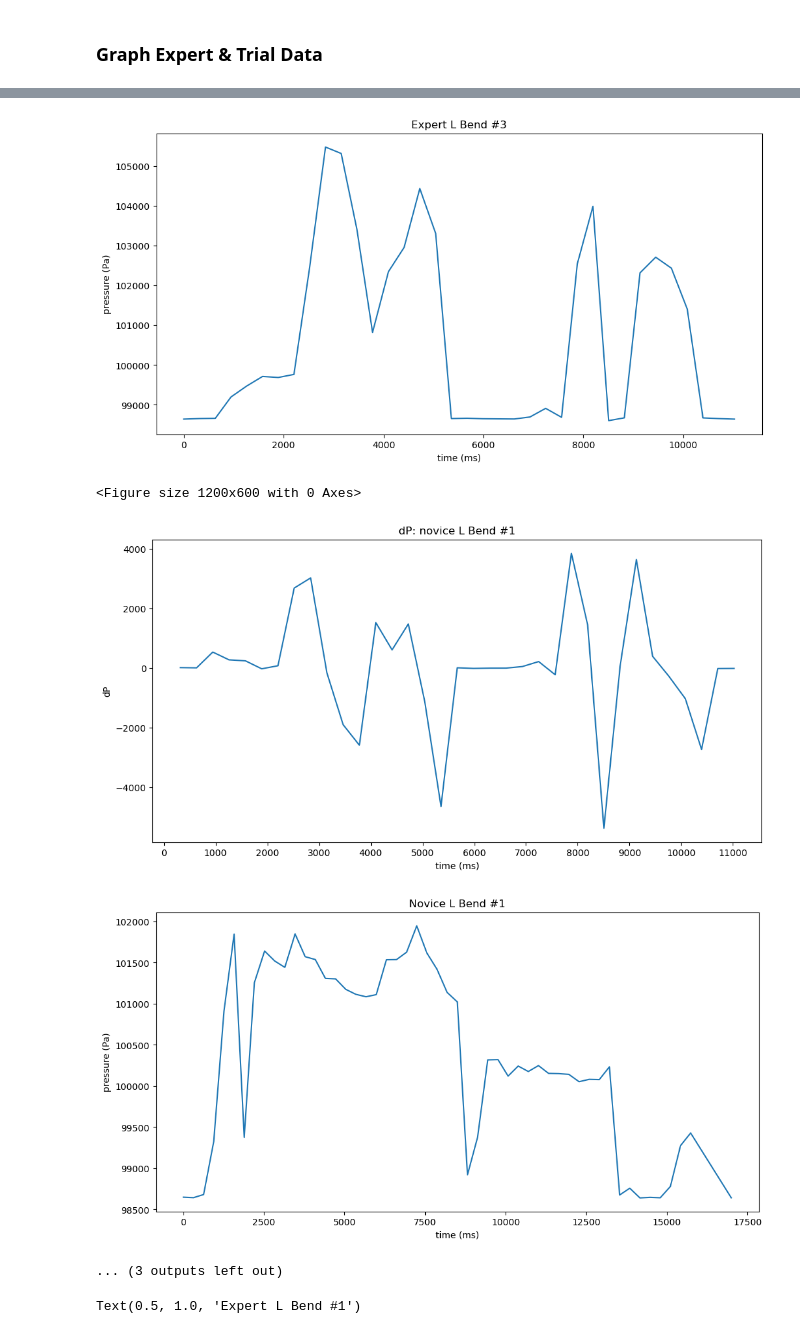
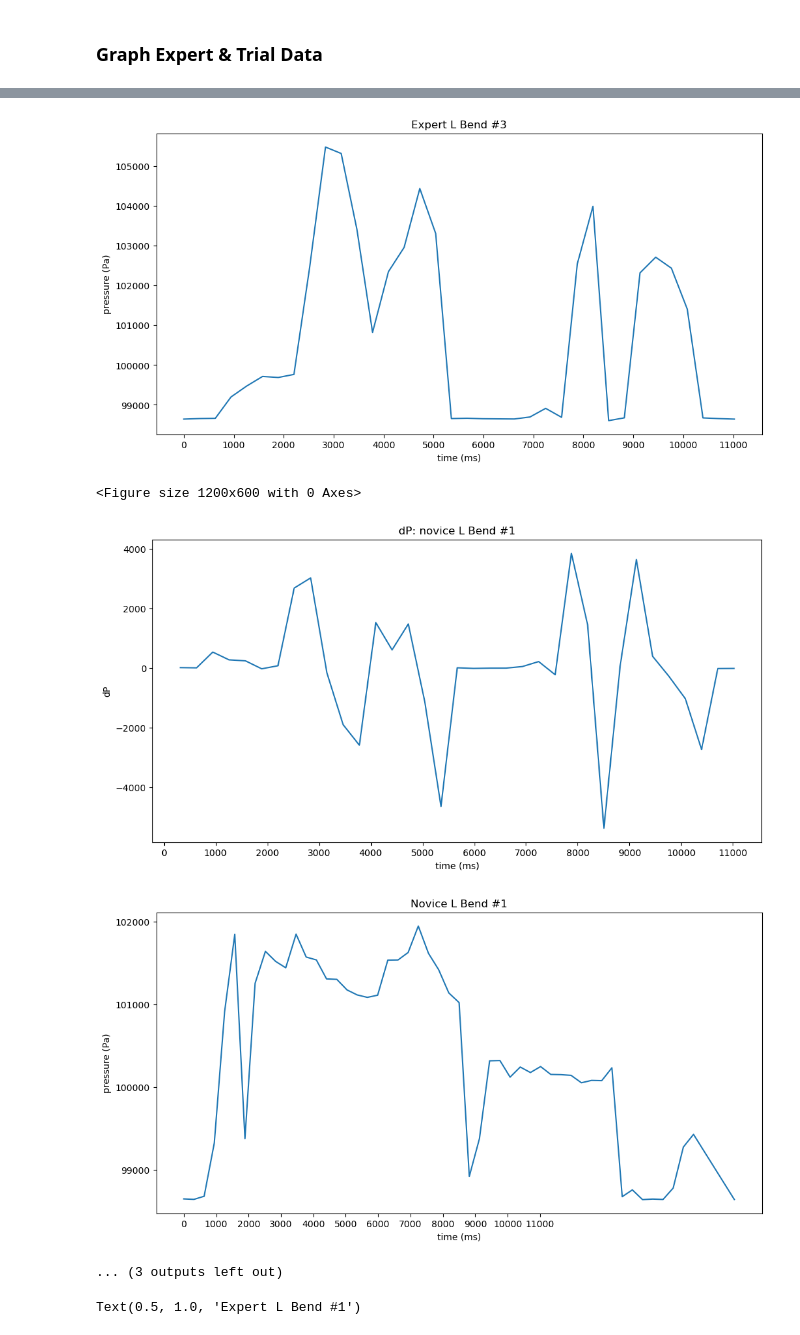
Before and after one commit to The-Hybrid-Atelier/2024-REU-Neon, a Jupyter notebook: livePressureExp/PressureLiveViz.ipynb, the cells around one changed output, grey strips where cells are left out. Drawn from its saved outputs; the diff is of its cells as text; code cells hidden in the pictures.

Commit message:
new graphs

```diff
--- a/livePressureExp/PressureLiveViz.ipynb
+++ b/livePressureExp/PressureLiveViz.ipynb
@@ -142,0 +141,14 @@ test_df.to_csv('anastest4.csv', index=False)
+# %%
+filename = 'anasnewtest2.csv'
+test_df.to_csv(filename, index=False)
+# %%
+#filepaths = ['bend3.csv', 'bend1.csv', 'bend2.csv']
+filepath = filename
+column_names = [
+            "time (ms)", "pressure (Pa)"
+        ]
+anas_data = pd.read_csv(filepath, names=column_names, skiprows=1)
+plt.figure(figsize=(12, 6))#size of the data plot
+#plt.xticks(np.arange(expert_data['time (ms)'].min(), expert_data['time (ms)'].max(), 1000.0))
+
+p1 = sns.lineplot(data=anas_data, x=anas_data['time (ms)'], y=anas_data['pressure (Pa)']).set_title('anas data')
@@ -230,6 +255,8 @@ for filepath in filepaths:
     p1 = sns.lineplot(data=expert_data, x=expert_data['time (ms)'], y=expert_data['dP']).set_title('dP: Expert L Bend #' + str(count))
 
     plt.figure(figsize=(12, 6))#size of the data plot
+    plt.xticks(np.arange(expert_data['time (ms)'].min(), expert_data['time (ms)'].max(), 1000.0))
+    plt.yticks(np.arange(98000, expert_data['pressure (Pa)'].max(), 1000.0))
     p = sns.lineplot(data=expert_data, x=expert_data['time (ms)'], y=expert_data['pressure (Pa)'])
     p.set_title('Expert L Bend #' + str(count))
     plots.append(p)
@@ -254,6 +281,8 @@ for filepath in rohfilepaths:
     p1 = sns.lineplot(data=expert_data, x=expert_data['time (ms)'], y=expert_data['dP']).set_title('dP: novice L Bend #' + str(count))
 
     plt.figure(figsize=(12, 6))#size of the data plot
+    plt.xticks(np.arange(expert_data['time (ms)'].min(), expert_data['time (ms)'].max(), 1000.0))
+    plt.yticks(np.arange(98000, expert_data['pressure (Pa)'].max(), 1000.0))
     p = sns.lineplot(data=rohdata, x=rohdata['time (ms)'], y=rohdata['pressure (Pa)'])
     p.set_title('Novice L Bend #' + str(count))
     plots.append(p)
@@ -268,9 +297,9 @@ for filepath in rohfilepaths:
 <Figure size 1200x600 with 0 Axes>
 [figure]
-[figure, old version]
+[figure, new version]
 <Figure size 1200x600 with 0 Axes>
 [figure]
-[figure, old version]
+[figure, new version]
 ... (3 outputs left out)
 # %%
 plt.figure(figsize=(12, 6))#size of the data plot
```
Also changed, not shown: parts of 5 cells of this notebook, 1 other file.
